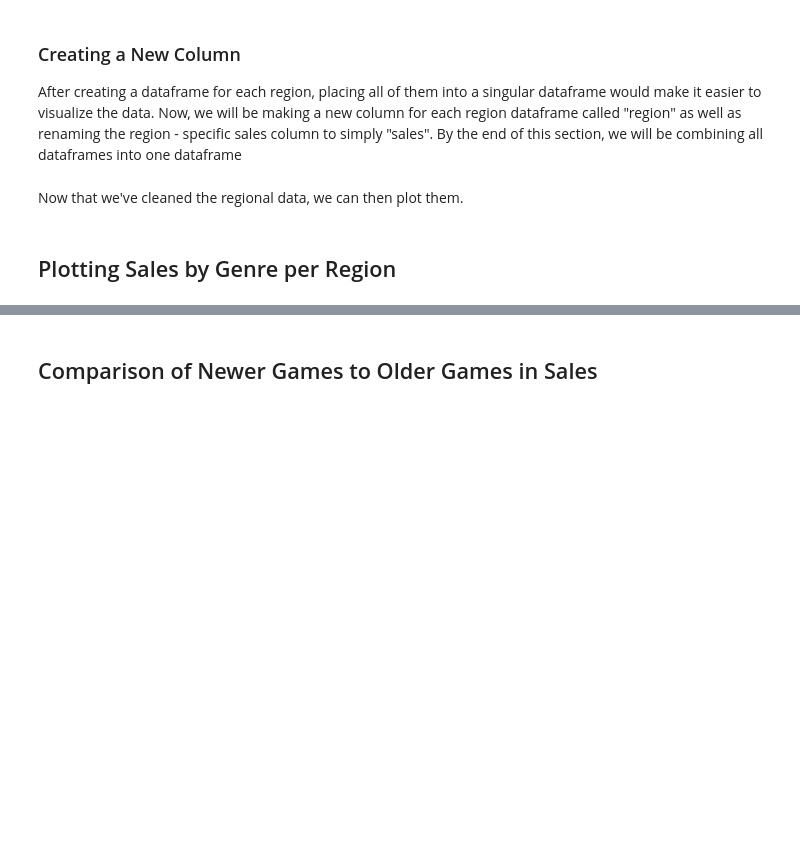
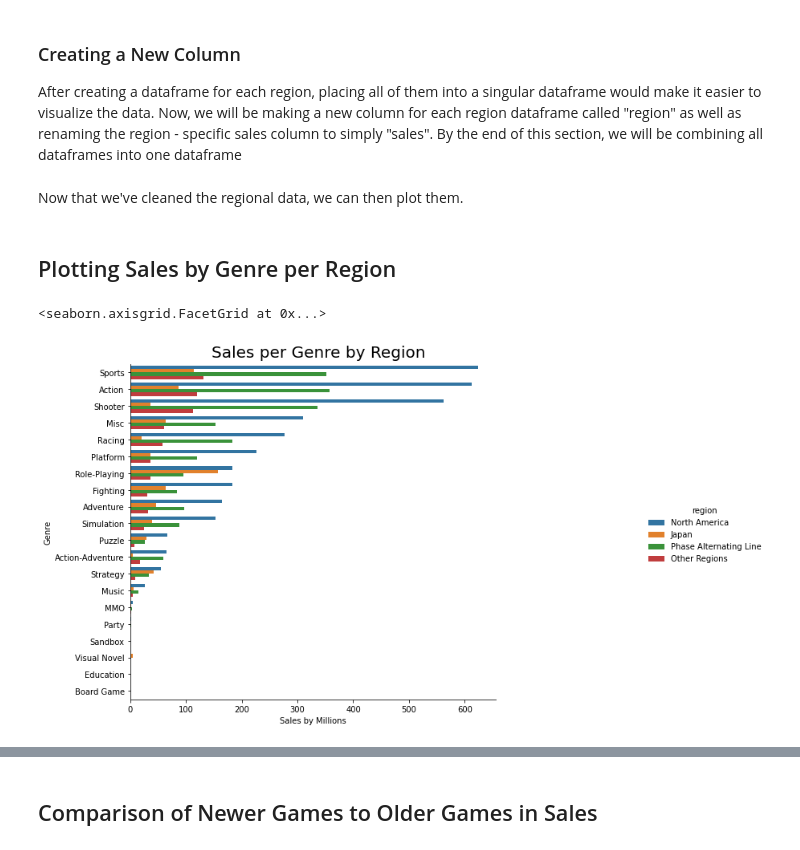
Before and after one commit to Secade/DATASCI-Video-Game-Sales, a Jupyter notebook: Video Game Sales EDA.ipynb, the cells around one changed output, grey strips where cells are left out. Drawn from its saved outputs; the diff is of its cells as text; code cells hidden in the pictures; blank space fills up the shorter version.

```diff
--- a/Video Game Sales EDA.ipynb
+++ b/Video Game Sales EDA.ipynb
@@ -960,7 +1371,11 @@ Now that we've cleaned the regional data, we can then plot them.
 ## Plotting Sales by Genre per Region
 # %%
 genre_region_plot = sns.catplot(data = genre_region_df, x = "sales", kind="bar", y = "genre", orient = 'h', hue = 'region')
+genre_region_plot.fig.suptitle("Sales per Genre by Region", fontsize=20, va='bottom')
 genre_region_plot.fig.set_size_inches(15.5, 6.5)
 genre_region_plot.set_axis_labels("Sales by Millions", "Genre")
+# %% [output]
+<seaborn.axisgrid.FacetGrid at 0x...>
+[figure, added]
 # %%
 genre_region_facet = sns.FacetGrid(genre_region_df, col="region", col_wrap=2, hue="region", height=3)
```
Also changed, not shown: parts of 51 cells of this notebook, 7 other files.
